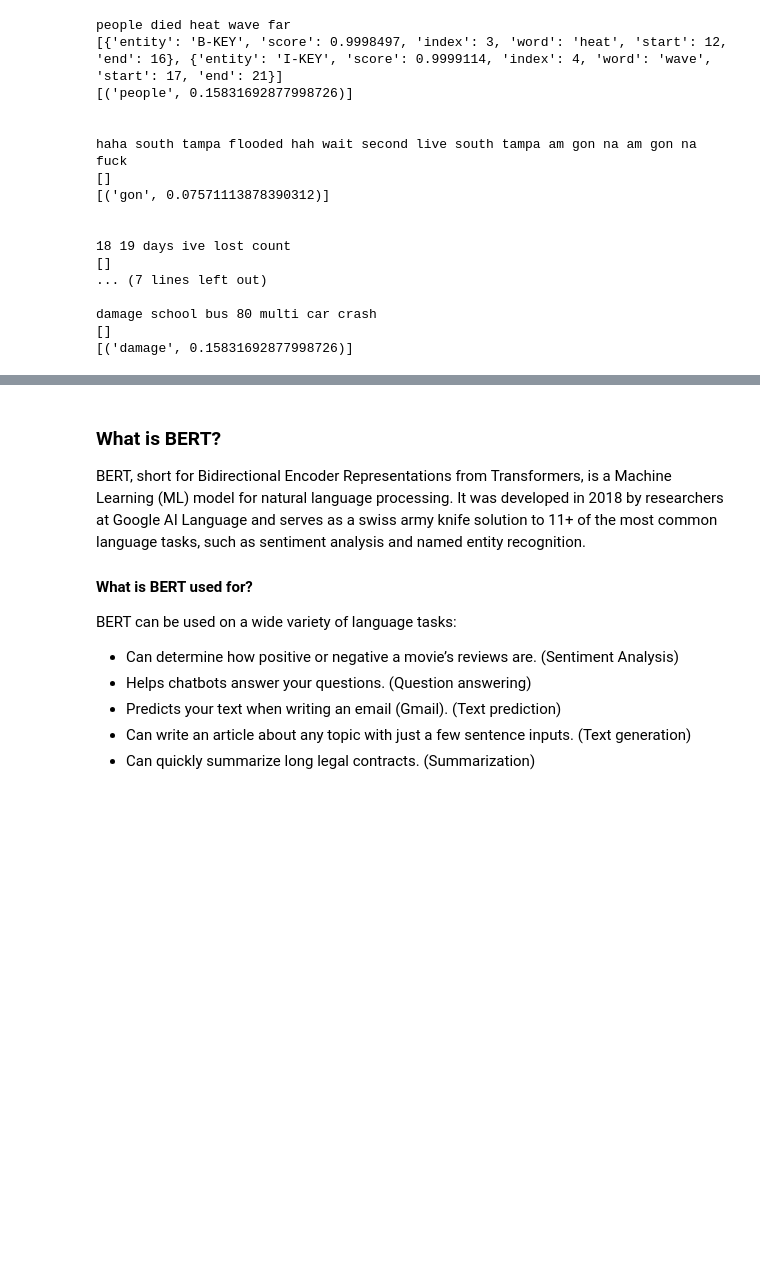
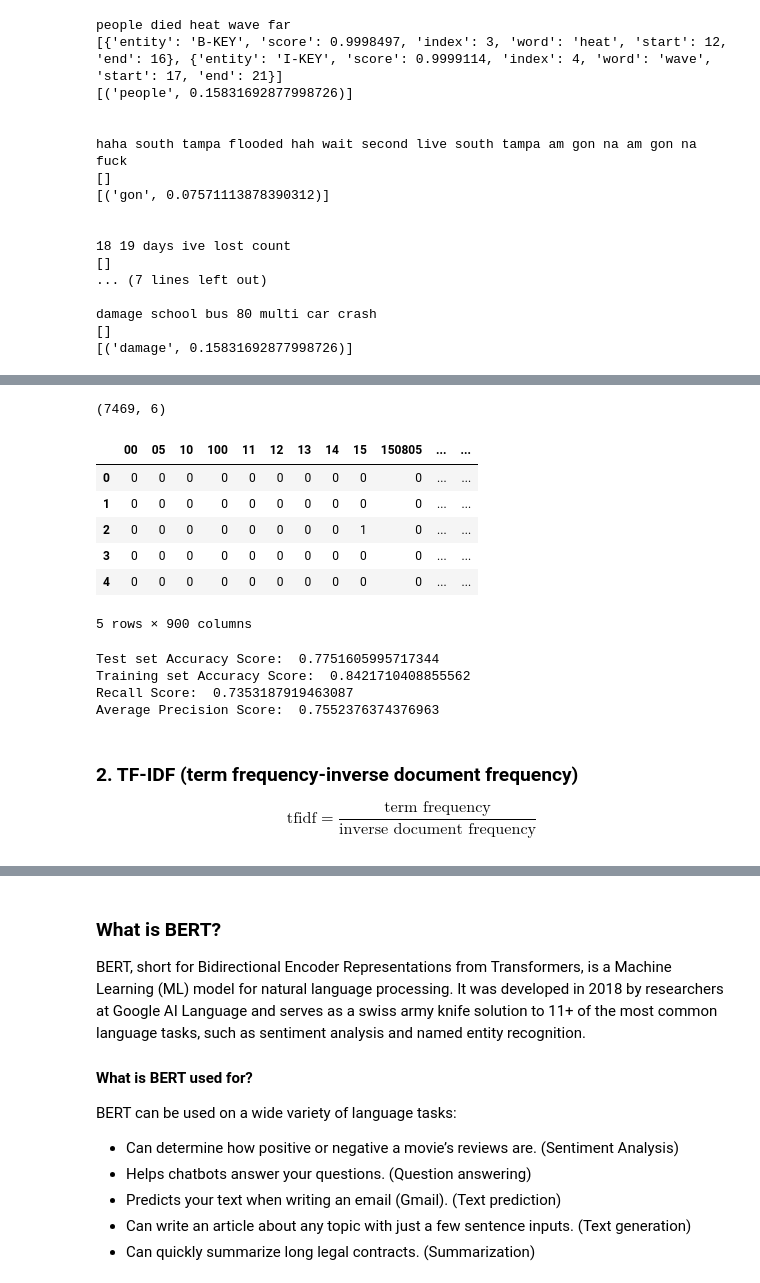
Before and after one commit to srideviaishwariya/rainier, a Jupyter notebook: capstone/vector_search_for_disaster_tweets.ipynb, the cells around one changed output, grey strips where cells are left out. Cells and saved outputs as stored; diff of their text form; code cells hidden in the pictures; blank space fills up the shorter version.

```diff
--- a/capstone/vector_search_for_disaster_tweets.ipynb
+++ b/capstone/vector_search_for_disaster_tweets.ipynb
@@ -663,0 +682,56 @@ Based on the confusion matrix based on the sentiment and target(whether the sent
+# %%
+# Feature Engineering
+# -- removing location column since it has too many nulls
+# -- dropping all rows with keyword set to null
+
+df_train = pd.DataFrame(df)
+df_train = df_train.drop(['location'], axis = 1)
+df_train = df_train.dropna()
+df_train.shape
+# %% [output]
+(7469, 6)
+# %%
+# ignorning the sentiment data for the trianing
+X = df_train.drop(['target','sentiment','score','id','keyword'], axis = 1)
+y = df_train['target']
+# %%
+X_train, X_test, y_train, y_test = train_test_split(X['text'], y, random_state = 42)
+# %%
+# Document Term Matrix
+# a mathematical matrix that describes the frequency of terms that occur in a collection of documents.
+# In a document-term matrix, rows correspond to documents in the collection and columns correspond to terms.
+
+cvect = CountVectorizer(stop_words = 'english', max_features = 900)
+dtm = cvect.fit_transform(X_train)
+
+pd.DataFrame(dtm.toarray(), columns = cvect.get_feature_names_out()).head()
+# %% [output]
+|  | 00 | 05 | 10 | 100 | 11 | 12 | 13 | 14 | 15 | 150805 | ... | ... |
+| 0 | 0 | 0 | 0 | 0 | 0 | 0 | 0 | 0 | 0 | 0 | ... | ... |
+| 1 | 0 | 0 | 0 | 0 | 0 | 0 | 0 | 0 | 0 | 0 | ... | ... |
+| 2 | 0 | 0 | 0 | 0 | 0 | 0 | 0 | 0 | 1 | 0 | ... | ... |
+| 3 | 0 | 0 | 0 | 0 | 0 | 0 | 0 | 0 | 0 | 0 | ... | ... |
+| 4 | 0 | 0 | 0 | 0 | 0 | 0 | 0 | 0 | 0 | 0 | ... | ... |
+5 rows × 900 columns
+# %%
+#Evaluate the performance using Logistic Regression
+
+vect_pipe = Pipeline([('cvect', CountVectorizer(stop_words = 'english', max_features = 900)),
+                       ('lgr', LogisticRegression())])
+vect_pipe.fit(X_train, y_train)
+test_acc = vect_pipe.score(X_test, y_test)
+y_pred=vect_pipe.predict(X_train)
+
+print("Test set Accuracy Score: ", test_acc)
+print("Training set Accuracy Score: ", metrics.accuracy_score(y_train, y_pred))
+print("Recall Score: ", metrics.recall_score(y_train, y_pred))
+print("Average Precision Score: ", metrics.average_precision_score(y_train, y_pred))
+# %% [output]
+Test set Accuracy Score:  0.7751605995717344
+Training set Accuracy Score:  0.8421710408855562
+Recall Score:  0.7353187919463087
+Average Precision Score:  0.7552376374376963
+# %% [markdown]
+### 2. TF-IDF (term frequency-inverse document frequency)
+
+$$\text{tfidf} = \frac{\text{term frequency}}{\text{inverse document frequency}}$$
```
Also changed, not shown: parts of 65 cells of this notebook, 1 other file.
